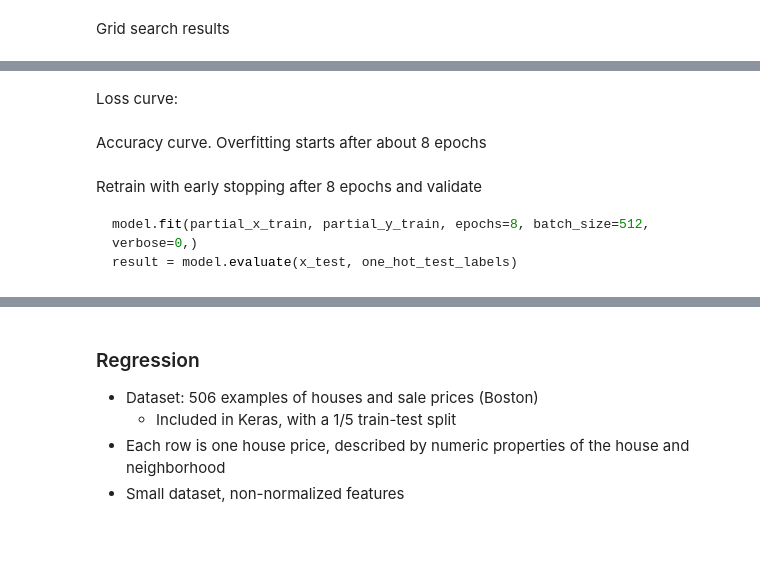
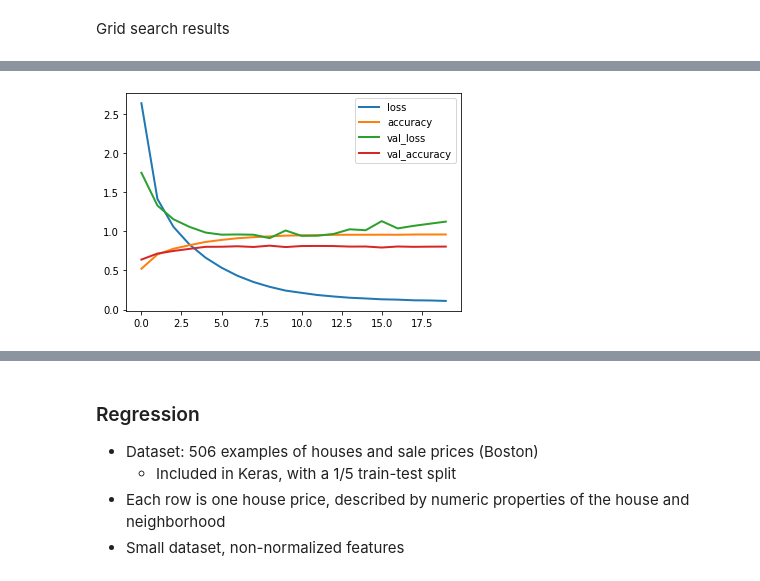
Before and after one commit to ML-course/engineer, a Jupyter notebook: labs/Tutorial - Deep Learning in Python.ipynb, the cells around one changed output, grey strips where cells are left out. Drawn from its saved outputs; the diff is of its cells as text; code cells hidden in the pictures; blank space fills up the shorter version.

````diff
--- a/labs/Tutorial - Deep Learning in Python.ipynb
+++ b/labs/Tutorial - Deep Learning in Python.ipynb
@@ -259,8 +258,8 @@ model.compile(optimizer='rmsprop',
 x_val, partial_x_train = x_train[:1000], x_train[1000:]
 y_val, partial_y_train = one_hot_train_labels[:1000], one_hot_train_labels[1000:]
 # %%
-history = model.fit(partial_x_train,
+history2 = model.fit(partial_x_train,
                     partial_y_train,
-                    epochs=20, verbose=0,
+                    epochs=20, verbose=1,
                     batch_size=512,
                     validation_data=(x_val, y_val))
@@ -267,2 +283,0 @@ history = model.fit(partial_x_train,
-# %% [markdown]
-Loss curve:
@@ -285,2 +283,0 @@ plt.show()
-# %% [markdown]
-Accuracy curve. Overfitting starts after about 8 epochs
@@ -301,9 +284,7 @@ plt.show()
-# %% [markdown]
-Retrain with early stopping after 8 epochs and validate
-``` python
-model.fit(partial_x_train, partial_y_train, epochs=8, batch_size=512, verbose=0,)
-result = model.evaluate(x_test, one_hot_test_labels)
-```
+# %%
+pd.DataFrame(history2.history).plot(lw=2);
+# %% [output]
+[figure, added]
 # %%
 model.fit(partial_x_train, partial_y_train, epochs=8, batch_size=512, verbose=0)
 result = model.evaluate(x_test, one_hot_test_labels)
````
Also changed, not shown: parts of 55 cells of this notebook.
